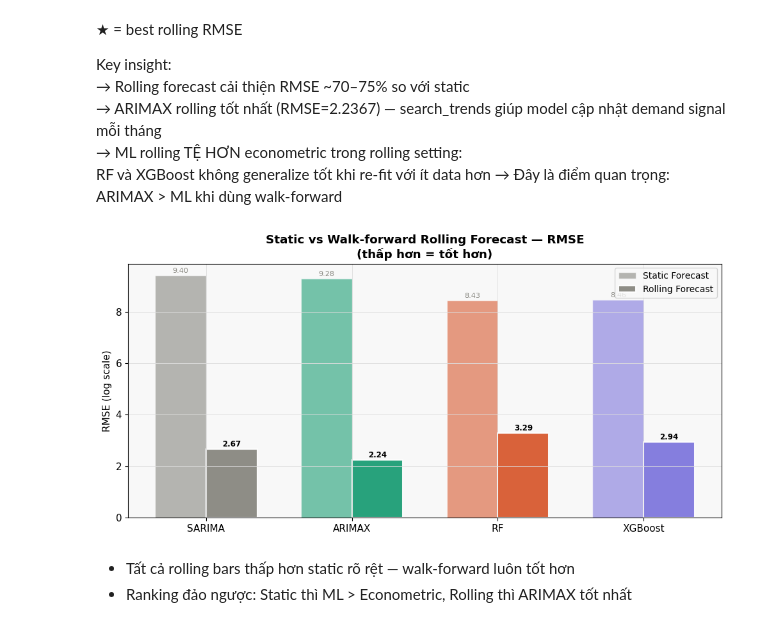
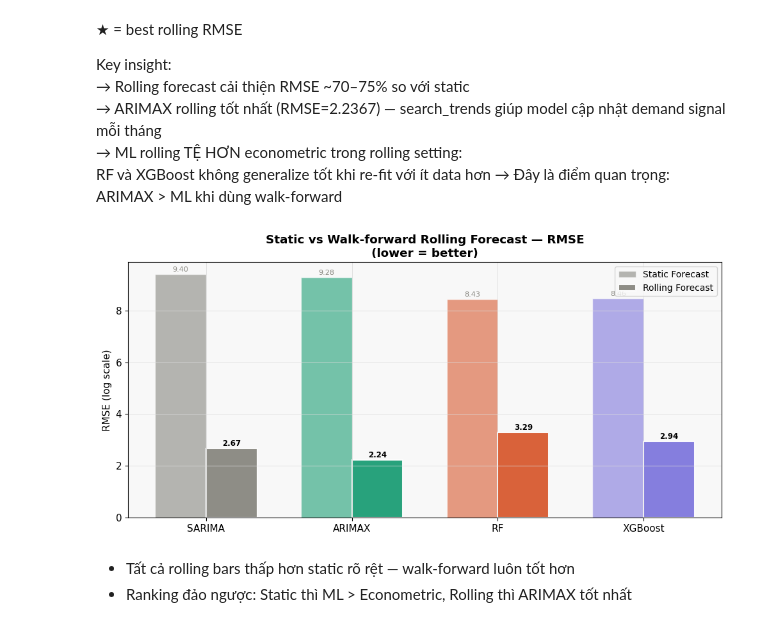
Before and after one commit to huynnrr/time-series-project, a Jupyter notebook: Notebooks/08_Rolling_Forecast.ipynb, the cells around one changed output. Drawn from its saved outputs; the diff is of its cells as text; code cells hidden in the pictures.

```diff
--- a/Notebooks/08_Rolling_Forecast.ipynb
+++ b/Notebooks/08_Rolling_Forecast.ipynb
@@ -318,35 +318,35 @@ width = 0.35
 
 fig, ax = plt.subplots(figsize=(10, 5))
 bars1 = ax.bar(x - width/2,
                [static_rmse[m] for m in models_list],
                width, label="Static Forecast", alpha=0.6,
                color=[MODEL_COLORS[m] for m in models_list],
                edgecolor="white")
 bars2 = ax.bar(x + width/2,
                [roll_rmse[m] for m in models_list],
                width, label="Rolling Forecast", alpha=0.95,
                color=[MODEL_COLORS[m] for m in models_list],
                edgecolor="white", linewidth=1.5)
 
 ax.set_xticks(x)
 ax.set_xticklabels(models_list, fontsize=11)
 ax.set_ylabel("RMSE (log scale)")
 ax.set_title("Static vs Walk-forward Rolling Forecast — RMSE\n"
-             "(thấp hơn = tốt hơn)", fontweight="bold")
+             "(lower = better)", fontweight="bold")
 ax.legend(fontsize=10)
 
 for bar in bars1:
     ax.text(bar.get_x() + bar.get_width()/2, bar.get_height() + 0.1,
             f"{bar.get_height():.2f}", ha="center", fontsize=8, color=GRAY)
 for bar in bars2:
     ax.text(bar.get_x() + bar.get_width()/2, bar.get_height() + 0.1,
             f"{bar.get_height():.2f}", ha="center", fontsize=8.5, fontweight="bold")
 
 plt.tight_layout()
 plt.savefig("../outputs/step8_static_vs_rolling.png", dpi=150, bbox_inches="tight")
 plt.show()
 # %% [output]
-[figure, old version]
+[figure, new version]
 # %% [markdown]
 - Tất cả rolling bars thấp hơn static rõ rệt — walk-forward luôn tốt hơn
 - Ranking đảo ngược: Static thì ML > Econometric, Rolling thì ARIMAX tốt nhất
```
Also changed, not shown: parts of 7 cells of this notebook, 44 other files.
